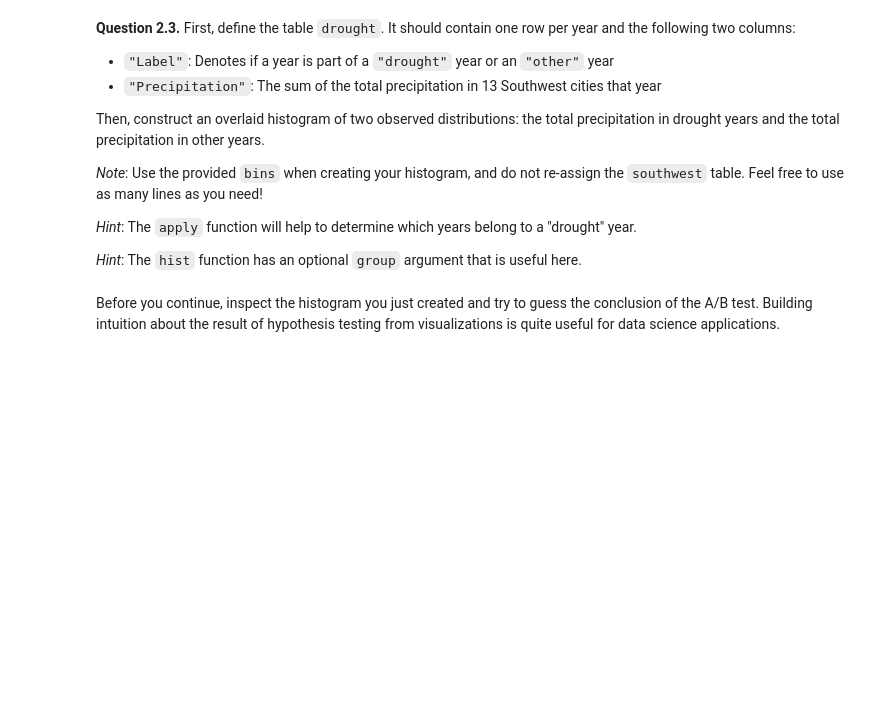
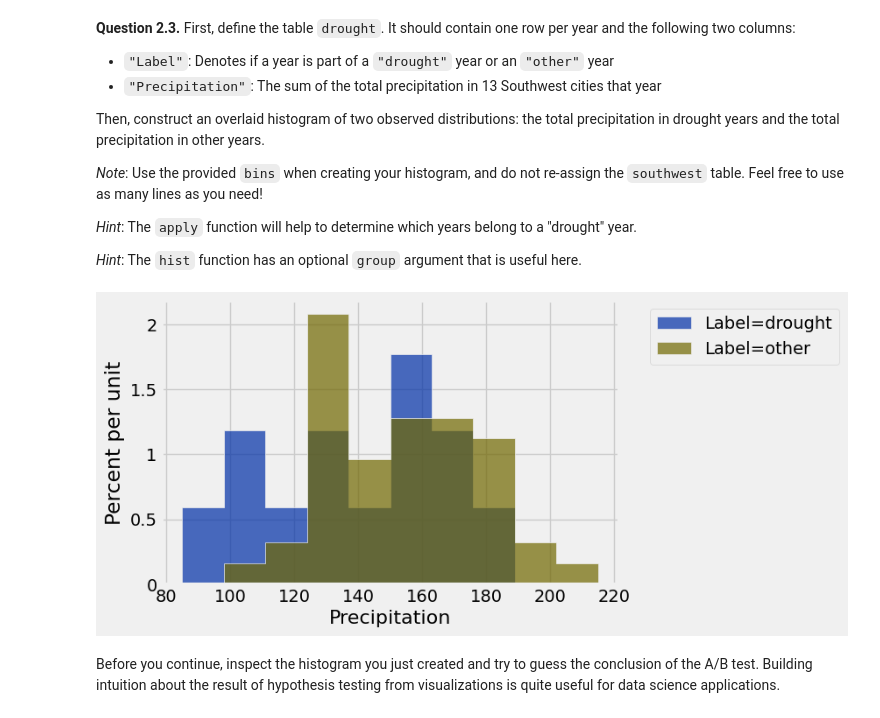
Before and after one commit to cplahn/cplahn_DATA_Fall, a Jupyter notebook: project2/project2.ipynb, the cells around one changed output. Drawn from its saved outputs; the diff is of its cells as text; code cells hidden in the pictures; blank space fills up the shorter version.

```diff
--- a/project2/project2.ipynb
+++ b/project2/project2.ipynb
@@ -597,8 +603,11 @@ Then, construct an overlaid histogram of two observed distributions: the total p
 *Hint*: The `hist` function has an optional `group` argument that is useful here.
 # %%
 bins = np.arange(85, 215+1, 13)
-drought = ...
-...
+labels=totals.apply(drought_label,'Year')
+drought=totals.with_column('Label',labels)
+drought.hist('Precipitation', group='Label', bins=bins)
+# %% [output]
+[figure, added]
 # %% [markdown]
 <!-- END QUESTION -->
 
```
Also changed, not shown: parts of 20 cells of this notebook, 2 other files.
